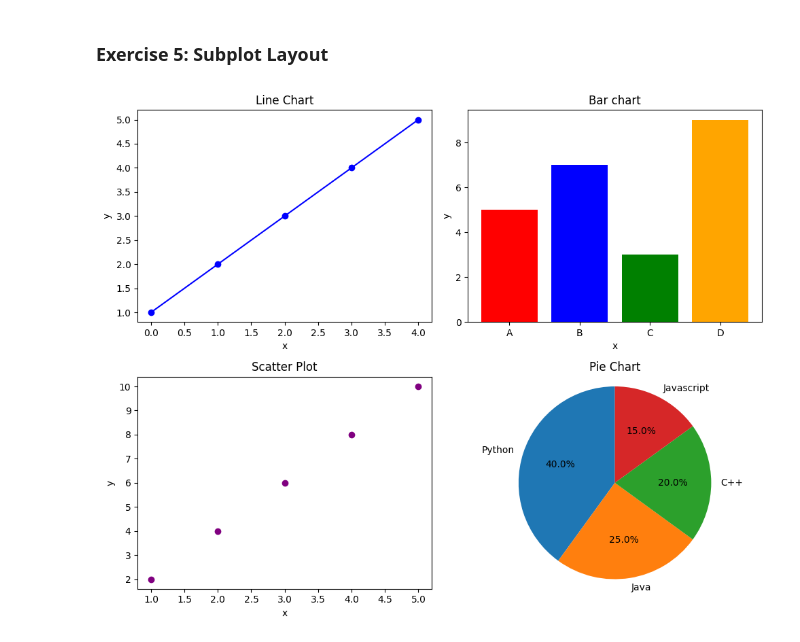
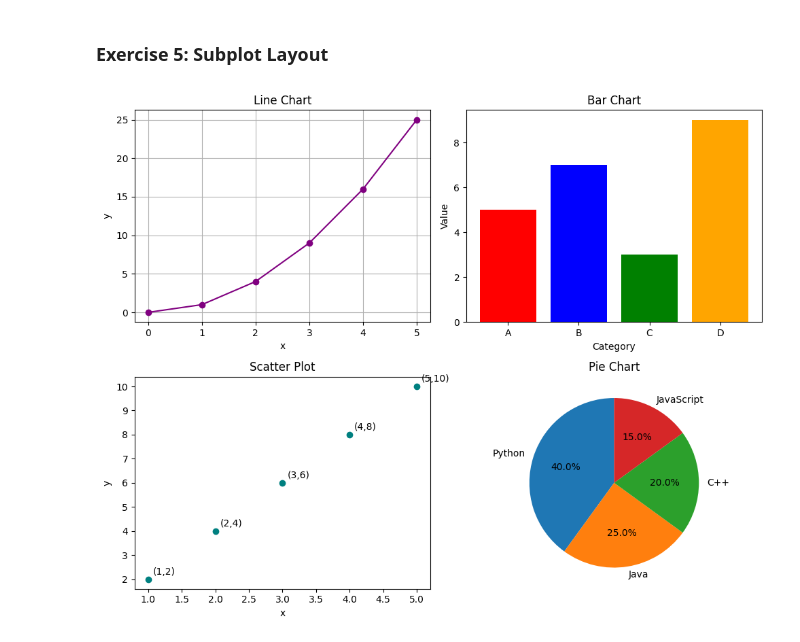
Before and after one commit to Nikhita008/python-jupyter-template, a Jupyter notebook: src/5-subplot.ipynb, the cells around one changed output. Drawn from its saved outputs; the diff is of its cells as text; code cells hidden in the pictures.

```diff
--- a/src/5-subplot.ipynb
+++ b/src/5-subplot.ipynb
@@ -3,44 +3,58 @@
 # %%
 # TASK: Create a 2x2 subplot layout.
 # Plot a line chart in the first subplot, a bar chart in the second, a scatter plot in the third, and a pie chart in the fourth.
 
 import matplotlib.pyplot as plt
 
-x_line=[1,2,3,4,5]
-y_line=[1,4,9,16,25]
+# Data for each plot
+# 1. Line chart
+x_line = [0, 1, 2, 3, 4, 5]
+y_line = [0, 1, 4, 9, 16, 25]
 
-x_bar=["A","B","C","D"]
-y_bar=[5,7,3,9]
-bar_colors=["red","blue","green","orange"]
+# 2. Bar chart
+categories = ['A', 'B', 'C', 'D']
+bar_values = [5, 7, 3, 9]
+bar_colors = ['red', 'blue', 'green', 'orange']
 
-x_scatter=[1,2,3,4,5]
-y_scatter=[2,4,6,8,10]
+# 3. Scatter plot
+x_scatter = [1, 2, 3, 4, 5]
+y_scatter = [2, 4, 6, 8, 10]
 
-pie_labels=["Python","Java","C++","Javascript"]
-pie_sizes=[40,25,20,15]
+# 4. Pie chart
+pie_labels = ['Python', 'Java', 'C++', 'JavaScript']
+pie_sizes = [40, 25, 20, 15]
 
-fig,axs=plt.subplots(2,2,figsize=(10,8))
+# Create a 2x2 subplot layout
+fig, axs = plt.subplots(2, 2, figsize=(10, 8))
 
-axs[0,0].plot(x_line,marker="o",color="blue")
-axs[0,0].set_title("Line Chart")
-axs[0,0].set_xlabel("x")
-axs[0,0].set_ylabel("y")
+# First subplot: Line chart
+axs[0, 0].plot(x_line, y_line, marker='o', color='purple')
+axs[0, 0].set_title('Line Chart')
+axs[0, 0].set_xlabel('x')
+axs[0, 0].set_ylabel('y')
+axs[0, 0].grid(True)
 
-axs[0,1].bar(x_bar,y_bar,color=bar_colors)
-axs[0,1].set_title("Bar chart")
-axs[0,1].set_xlabel("x")
-axs[0,1].set_ylabel("y")
+# Second subplot: Bar chart
+axs[0, 1].bar(categories, bar_values, color=bar_colors)
+axs[0, 1].set_title('Bar Chart')
+axs[0, 1].set_xlabel('Category')
+axs[0, 1].set_ylabel('Value')
 
-axs[1,0].scatter(x_scatter,y_scatter,color="purple")
-axs[1,0].set_title("Scatter Plot")
-axs[1,0].set_xlabel("x")
-axs[1,0].set_ylabel("y")
+# Third subplot: Scatter plot
+axs[1, 0].scatter(x_scatter, y_scatter, color='teal')
+axs[1, 0].set_title('Scatter Plot')
+axs[1, 0].set_xlabel('x')
+axs[1, 0].set_ylabel('y')
+# Annotate each scatter point
+for xi, yi in zip(x_scatter, y_scatter):
+    axs[1, 0].annotate(f'({xi},{yi})', (xi, yi), textcoords="offset points", xytext=(5,5), ha='left')
 
-axs[1,1].pie(pie_sizes,labels=pie_labels,autopct="%1.1f%%",startangle=90)
-axs[1,1].set_title("Pie Chart")
-axs[1,1].axis("equal")
+# Fourth subplot: Pie chart
+axs[1, 1].pie(pie_sizes, labels=pie_labels, autopct='%1.1f%%', startangle=90)
+axs[1, 1].set_title('Pie Chart')
 
+# Adjust layout to prevent overlap
 plt.tight_layout()
 plt.show()
 # %% [output]
-[figure, old version]
+[figure, new version]
```
Also changed, not shown: 5 other files.
